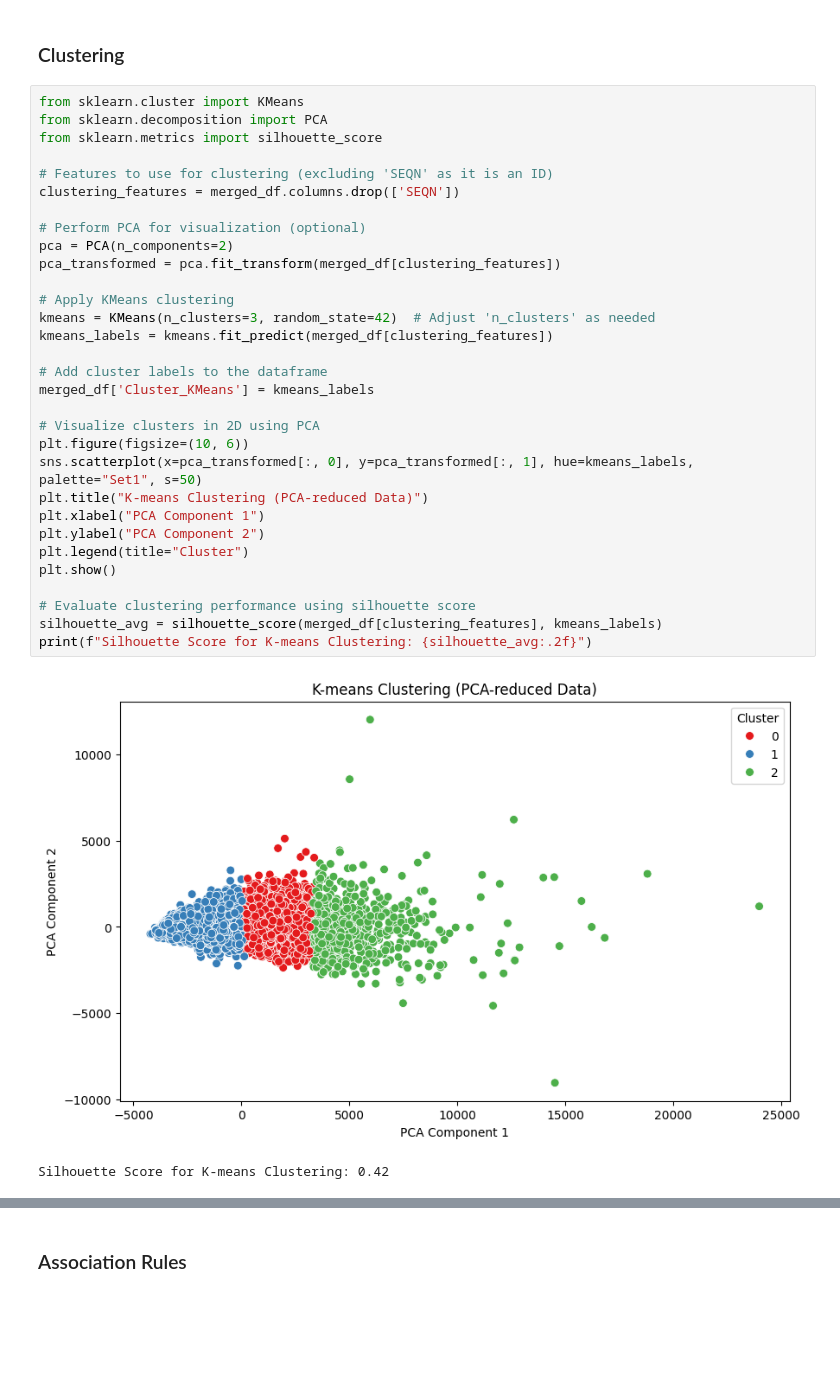
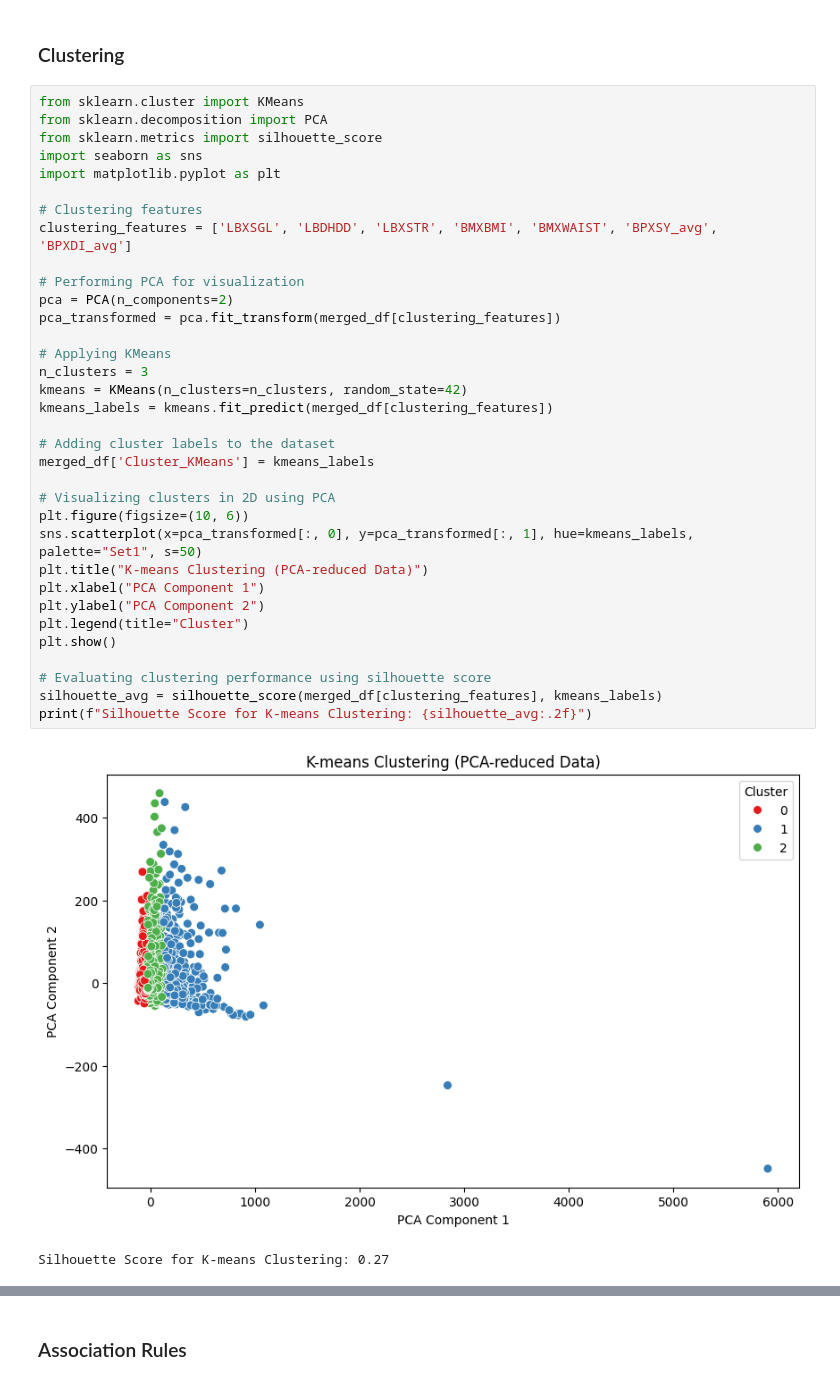
Before and after one commit to patrykslomka/DM_PSlomka, a Jupyter notebook: EDA_Model.ipynb, the cells around one changed output, grey strips where cells are left out. Cells and saved outputs as stored; diff of their text form; blank space fills up the shorter version.

```diff
--- a/EDA_Model.ipynb
+++ b/EDA_Model.ipynb
@@ -382,35 +355,38 @@ plt.show()
 # %%
 from sklearn.cluster import KMeans
 from sklearn.decomposition import PCA
 from sklearn.metrics import silhouette_score
+import seaborn as sns
+import matplotlib.pyplot as plt
 
-# Features to use for clustering (excluding 'SEQN' as it is an ID)
-clustering_features = merged_df.columns.drop(['SEQN'])
+# Clustering features
+clustering_features = ['LBXSGL', 'LBDHDD', 'LBXSTR', 'BMXBMI', 'BMXWAIST', 'BPXSY_avg', 'BPXDI_avg']
 
-# Perform PCA for visualization (optional)
+# Performing PCA for visualization
 pca = PCA(n_components=2)
 pca_transformed = pca.fit_transform(merged_df[clustering_features])
 
-# Apply KMeans clustering
-kmeans = KMeans(n_clusters=3, random_state=42)  # Adjust 'n_clusters' as needed
+# Applying KMeans
+n_clusters = 3
+kmeans = KMeans(n_clusters=n_clusters, random_state=42)
 kmeans_labels = kmeans.fit_predict(merged_df[clustering_features])
 
-# Add cluster labels to the dataframe
+# Adding cluster labels to the dataset
 merged_df['Cluster_KMeans'] = kmeans_labels
 
-# Visualize clusters in 2D using PCA
+# Visualizing clusters in 2D using PCA
 plt.figure(figsize=(10, 6))
 sns.scatterplot(x=pca_transformed[:, 0], y=pca_transformed[:, 1], hue=kmeans_labels, palette="Set1", s=50)
 plt.title("K-means Clustering (PCA-reduced Data)")
 plt.xlabel("PCA Component 1")
 plt.ylabel("PCA Component 2")
 plt.legend(title="Cluster")
 plt.show()
 
-# Evaluate clustering performance using silhouette score
+# Evaluating clustering performance using silhouette score
 silhouette_avg = silhouette_score(merged_df[clustering_features], kmeans_labels)
 print(f"Silhouette Score for K-means Clustering: {silhouette_avg:.2f}")
 # %% [output]
-[figure, old version]
+[figure, new version]
-Silhouette Score for K-means Clustering: 0.42
+Silhouette Score for K-means Clustering: 0.27
 # %%
```
Also changed, not shown: parts of 27 cells of this notebook.
